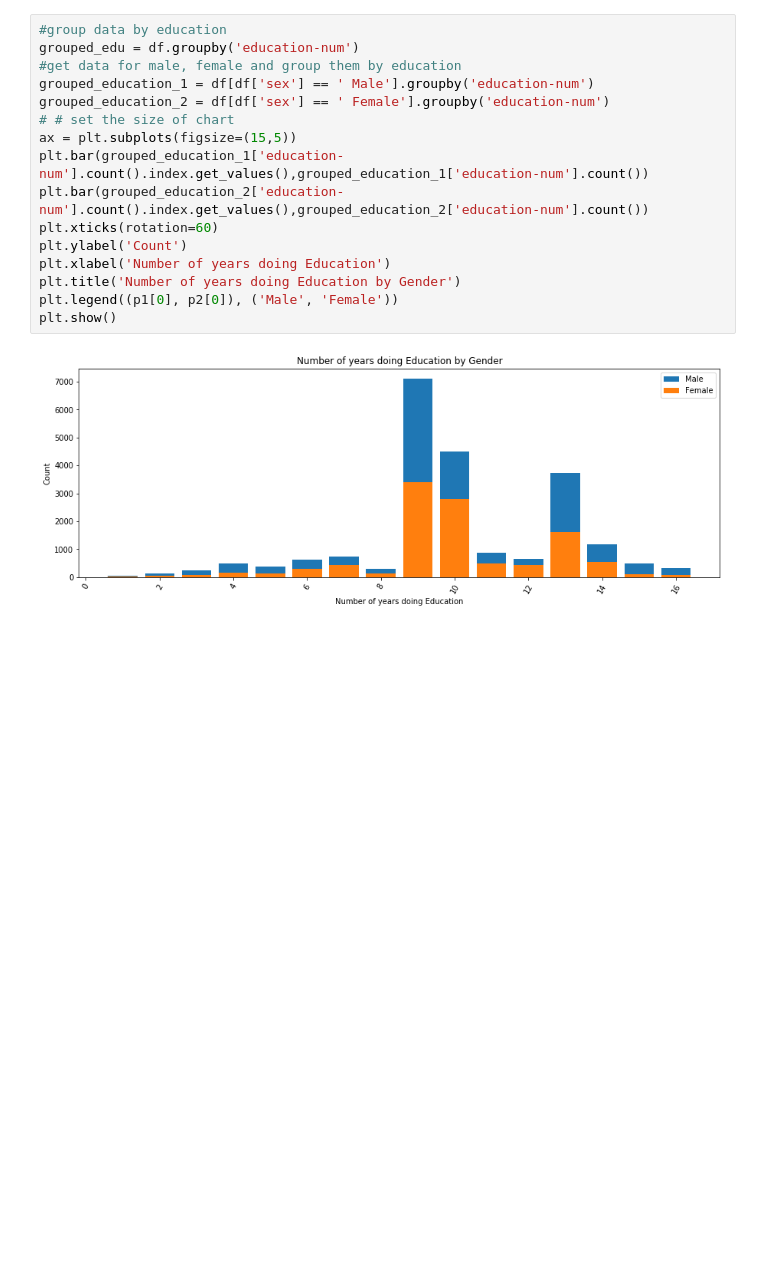
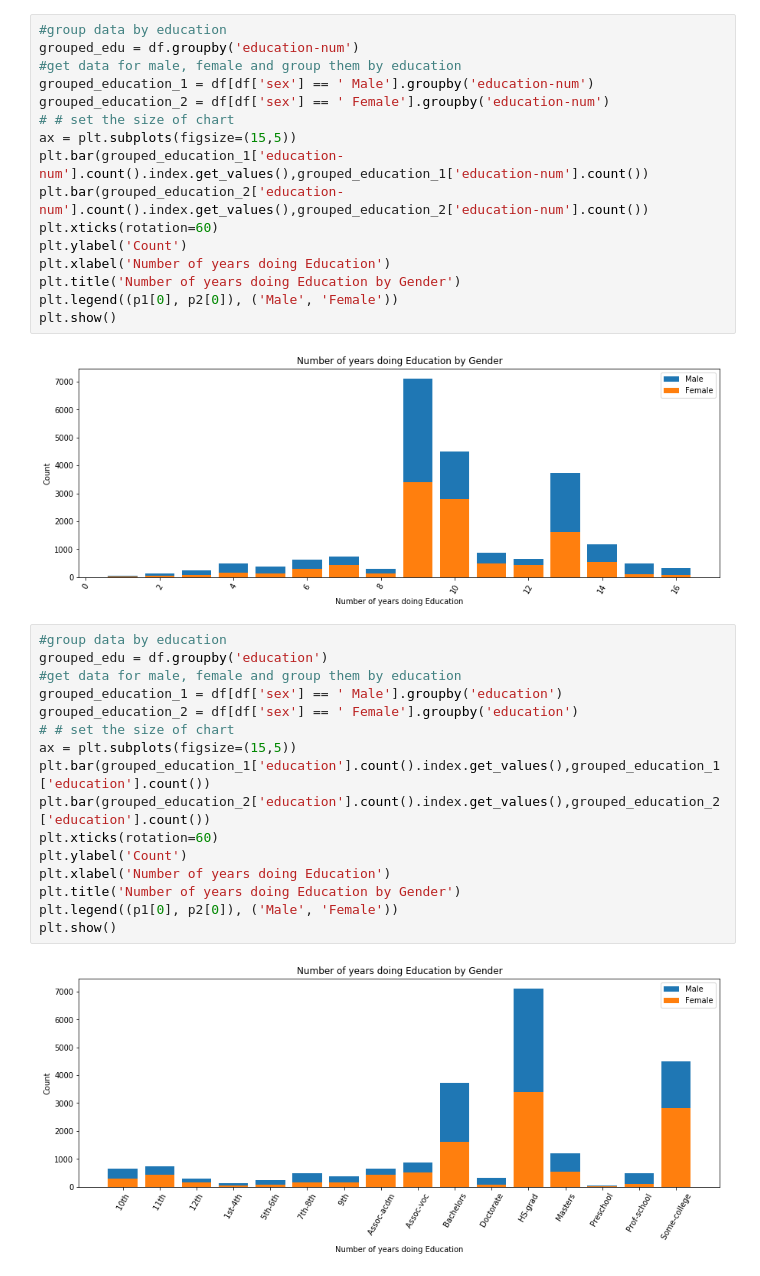
Before and after one commit to s3604730/PDSAssignment2, a Jupyter notebook: Data Exploration.ipynb, the cells around one changed output. Cells and saved outputs as stored; diff of their text form; blank space fills up the shorter version.

```diff
--- a/Data Exploration.ipynb
+++ b/Data Exploration.ipynb
@@ -458,3 +458,21 @@ plt.legend((p1[0], p2[0]), ('Male', 'Female'))
 plt.show()
 # %% [output]
 [figure]
+# %%
+#group data by education
+grouped_edu = df.groupby('education')
+#get data for male, female and group them by education
+grouped_education_1 = df[df['sex'] == ' Male'].groupby('education')
+grouped_education_2 = df[df['sex'] == ' Female'].groupby('education')
+# # set the size of chart
+ax = plt.subplots(figsize=(15,5))
+plt.bar(grouped_education_1['education'].count().index.get_values(),grouped_education_1['education'].count())
+plt.bar(grouped_education_2['education'].count().index.get_values(),grouped_education_2['education'].count())
+plt.xticks(rotation=60)
+plt.ylabel('Count')
+plt.xlabel('Number of years doing Education')
+plt.title('Number of years doing Education by Gender')
+plt.legend((p1[0], p2[0]), ('Male', 'Female'))
+plt.show()
+# %% [output]
+[figure, added]
```
